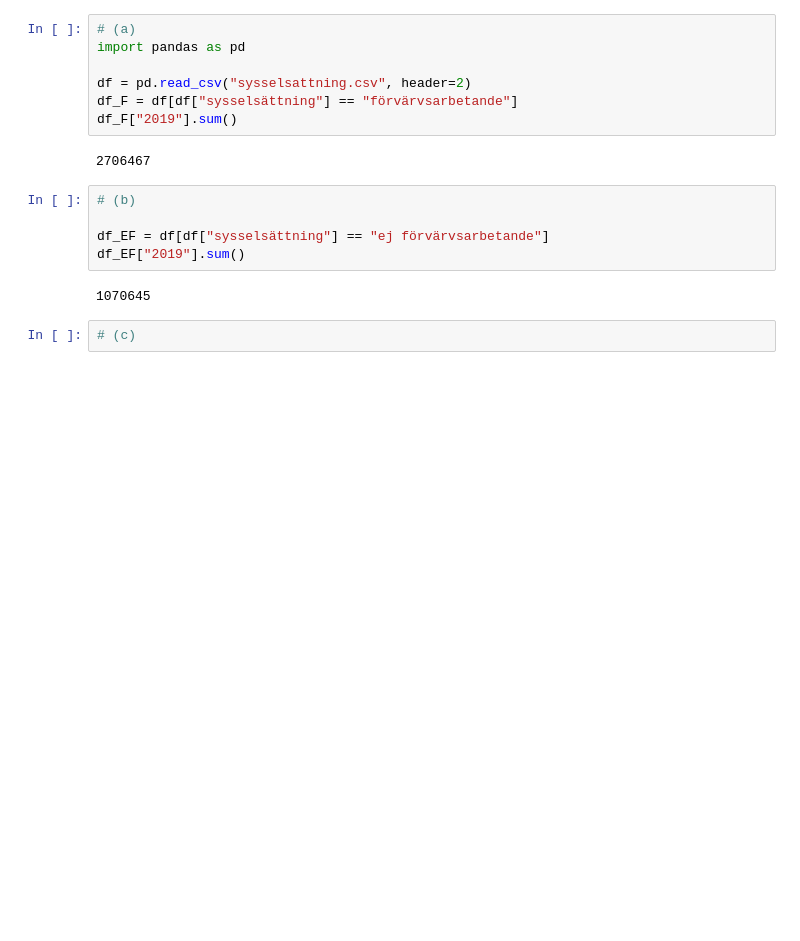
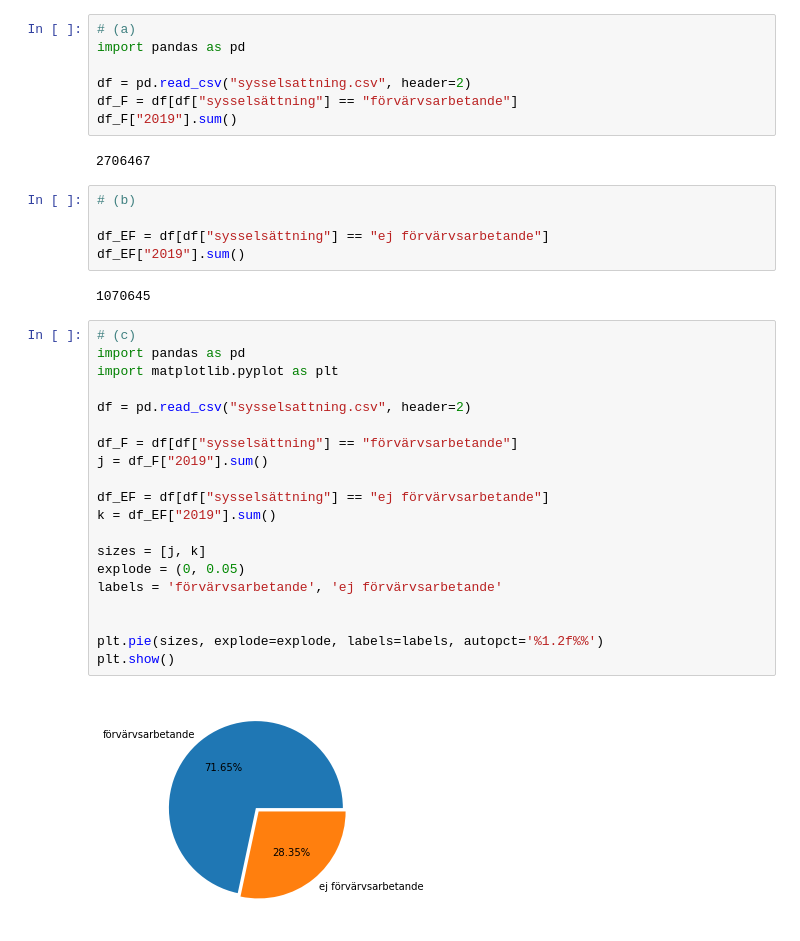
Before and after one commit to JonasNTI/Jonas_TE19C, a Jupyter notebook: Programmering i vardagen/dataanalys/Läxa/Pandas Läxa.ipynb, the cells around one changed output. Cells and saved outputs as stored; diff of their text form; blank space fills up the shorter version.

```diff
--- a/Programmering i vardagen/dataanalys/Läxa/Pandas Läxa.ipynb
+++ b/Programmering i vardagen/dataanalys/Läxa/Pandas Läxa.ipynb
@@ -20,5 +20,25 @@ df_EF = df[df["sysselsättning"] == "ej förvärvsarbetande"]
 df_EF["2019"].sum()
 # %% [output]
 1070645
-# %%
-# (c)
+# %%
+# (c)
+import pandas as pd
+import matplotlib.pyplot as plt
+
+df = pd.read_csv("sysselsattning.csv", header=2)
+
+df_F = df[df["sysselsättning"] == "förvärvsarbetande"]
+j = df_F["2019"].sum()
+
+df_EF = df[df["sysselsättning"] == "ej förvärvsarbetande"]
+k = df_EF["2019"].sum()
+
+sizes = [j, k]
+explode = (0, 0.05)
+labels = 'förvärvsarbetande', 'ej förvärvsarbetande'
+
+
+plt.pie(sizes, explode=explode, labels=labels, autopct='%1.2f%%')
+plt.show()
+# %% [output]
+[figure, added]
```
Also changed, not shown: parts of 6 cells of this notebook.
